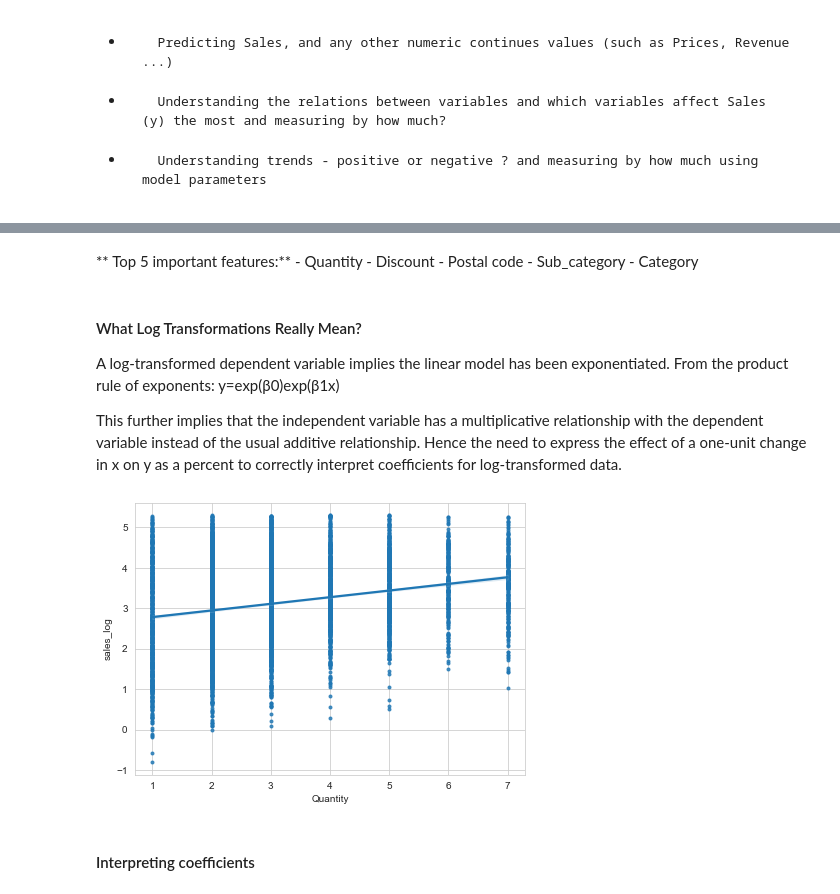
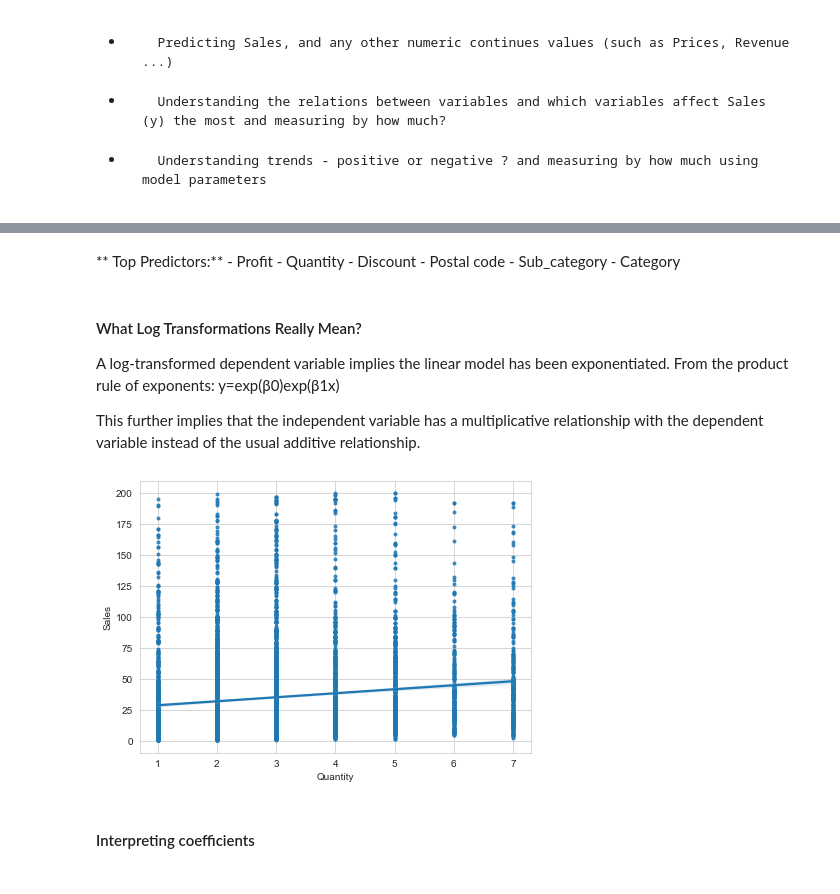
Before and after one commit to livia360/Captone_project2, a Jupyter notebook: Part2_Preprocessing_Modeling.ipynb, the cells around one changed output, grey strips where cells are left out. Saved outputs shown, nothing was run; the diff lists cells and outputs as text; code cells hidden in the pictures.

```diff
--- a/Part2_Preprocessing_Modeling.ipynb
+++ b/Part2_Preprocessing_Modeling.ipynb
@@ -68,3 +85,0 @@ df.hist(figsize=(15,10), bins=40);
-# %%
-df['sales_log'] = np.log(df['Sales'])
-df.hist(figsize=(15,10), bins=40);
@@ -111,10 +121,11 @@ Kurtosis: -0.428411
 # %% [markdown]
 ### Encoding categorical features
 # %%
-df['Months'] = df.Months.astype('object')
+df['Months'] = df.Months.astype('category')
+#df['Category'] = df.Category.astype('category')
 # %%
 # Categorical to Quantitative relationship
-categorical_features = [i for i in df.columns if df.dtypes[i] == "object"]
+categorical_features = [i for i in df.columns if (df.dtypes[i] == "object") or (df.dtypes[i] == "category")]
 categorical_features
 # %% [output]
 ['ShipMode',
@@ -167,0 +198,8 @@ Based on the cross correlation coefficients, I would expect the following:
+# %%
+q1 = df['zip_rank'].quantile(0.25)
+q3 = df['zip_rank'].quantile(0.75)
+IQR = q3 - q1
+
+filter = (df['zip_rank'] >= q1 -1.5 *IQR) & (df['zip_rank'] <= q3 + 1 *IQR)
+df = df.loc[filter]
+df.shape
@@ -342,5 +394,6 @@ plt.show();
 # %% [markdown]
-** Top 5 important features:**
+** Top Predictors:**
+    - Profit
     - Quantity
     - Discount
     - Postal code
@@ -352,12 +405,12 @@ plt.show();
 A log-transformed dependent variable implies the linear model has been exponentiated. From the product rule of exponents:
 y=exp(β0)exp(β1x)
 
-This further implies that the independent variable has a multiplicative relationship with the dependent variable instead of the usual additive relationship. Hence the need to express the effect of a one-unit change in x on y as a percent to correctly interpret coefficients for log-transformed data.
+This further implies that the independent variable has a multiplicative relationship with the dependent variable instead of the usual additive relationship.
 # %%
 plt.figure(figsize=(7,5))
-sns.regplot(x='Quantity', y='sales_log', data=df, marker='.');
+sns.regplot(x='Quantity', y='Sales', data=df, marker='.');
 # %% [output]
-[figure, old version]
+[figure, new version]
 # %% [markdown]
 #### Interpreting coefficients
 # %%
```
Also changed, not shown: parts of 54 cells of this notebook.
